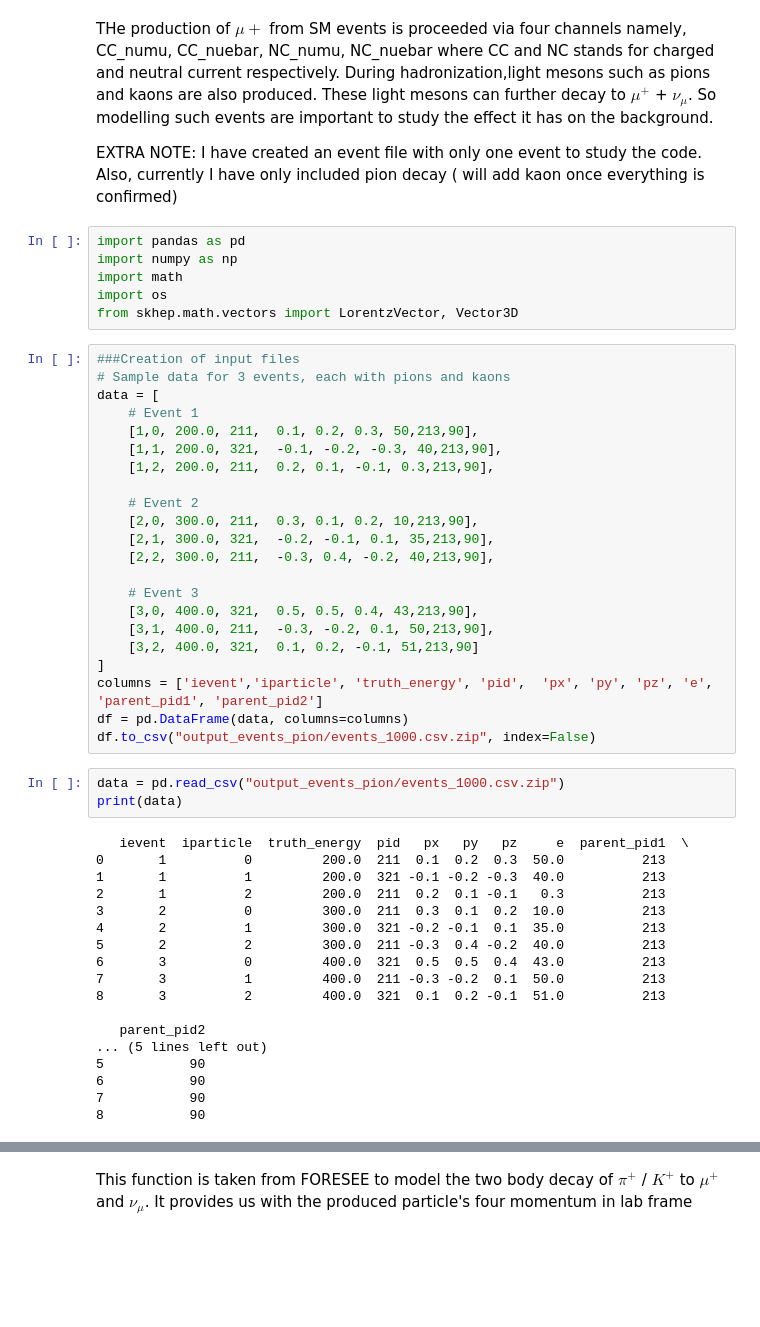
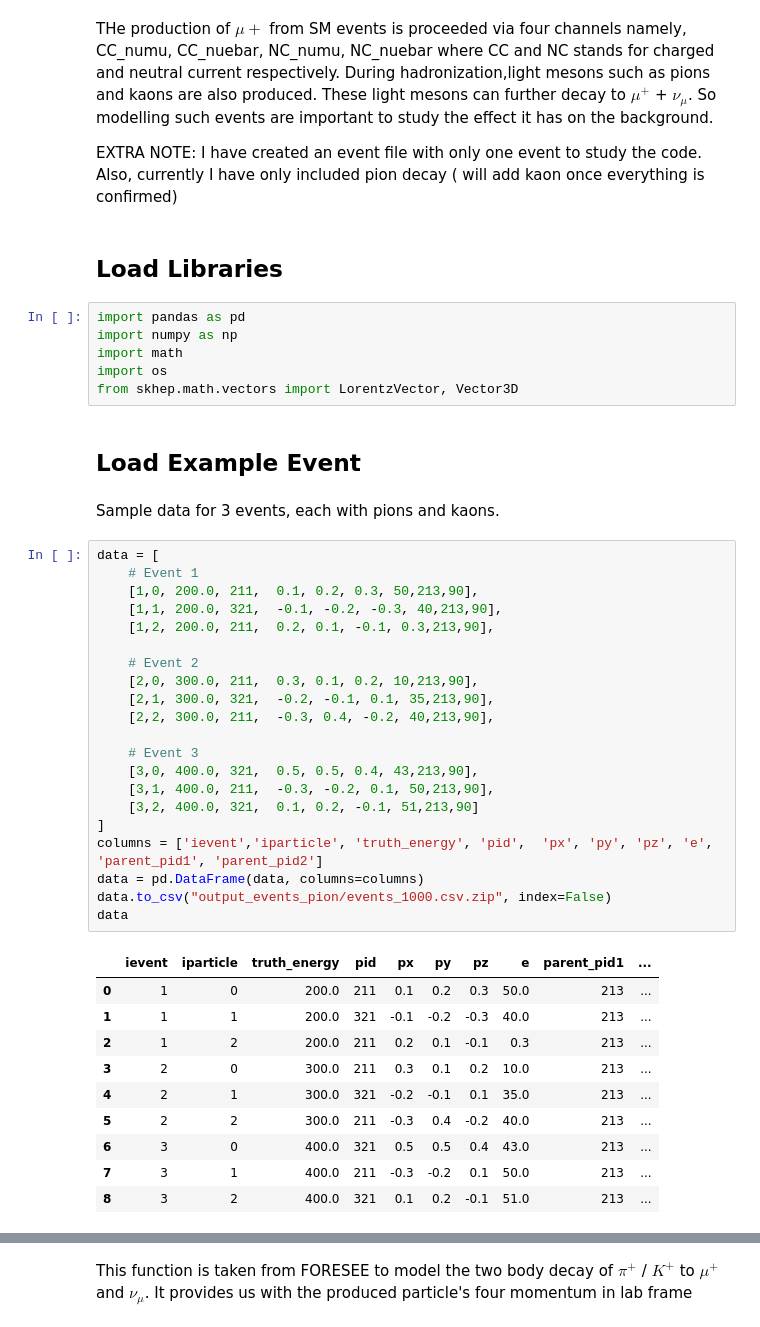
Before and after one commit to JyotismitaAdhikary/Mu_col_nu_portal, a Jupyter notebook: pion_decay.ipynb, the cells around one changed output, grey strips where cells are left out. Cells and saved outputs as stored; diff of their text form; blank space fills up the shorter version.

```diff
--- a/pion_decay.ipynb
+++ b/pion_decay.ipynb
@@ -4,52 +4,47 @@
 THe production of $\mu+$ from SM events is proceeded via four channels namely, CC_numu, CC_nuebar, NC_numu, NC_nuebar where CC and NC stands for charged and neutral current respectively. During hadronization,light mesons such as pions and kaons are also produced. These light mesons can further decay to $\mu^+$ + $\nu_{\mu}$. So modelling such events are important to study the effect it has on the background.
 
 EXTRA NOTE: I have created an event file with only one event to study the code. Also, currently I have only included pion decay ( will add kaon once everything is confirmed)
+# %% [markdown]
+## Load Libraries
 # %%
 import pandas as pd
 import numpy as np
 import math
 import os
 from skhep.math.vectors import LorentzVector, Vector3D
+# %% [markdown]
+## Load Example Event
+# %% [markdown]
+Sample data for 3 events, each with pions and kaons.
 # %%
-###Creation of input files
-# Sample data for 3 events, each with pions and kaons
 data = [
     # Event 1
     [1,0, 200.0, 211,  0.1, 0.2, 0.3, 50,213,90],
     [1,1, 200.0, 321,  -0.1, -0.2, -0.3, 40,213,90],
     [1,2, 200.0, 211,  0.2, 0.1, -0.1, 0.3,213,90],
 
     # Event 2
     [2,0, 300.0, 211,  0.3, 0.1, 0.2, 10,213,90],
     [2,1, 300.0, 321,  -0.2, -0.1, 0.1, 35,213,90],
     [2,2, 300.0, 211,  -0.3, 0.4, -0.2, 40,213,90],
 
     # Event 3
     [3,0, 400.0, 321,  0.5, 0.5, 0.4, 43,213,90],
     [3,1, 400.0, 211,  -0.3, -0.2, 0.1, 50,213,90],
     [3,2, 400.0, 321,  0.1, 0.2, -0.1, 51,213,90]
 ]
 columns = ['ievent','iparticle', 'truth_energy', 'pid',  'px', 'py', 'pz', 'e', 'parent_pid1', 'parent_pid2']
-df = pd.DataFrame(data, columns=columns)
-df.to_csv("output_events_pion/events_1000.csv.zip", index=False)
+data = pd.DataFrame(data, columns=columns)
+data.to_csv("output_events_pion/events_1000.csv.zip", index=False)
+data
+# %% [output]
+|  | ievent | iparticle | truth_energy | pid | px | py | pz | e | parent_pid1 | ... |
+| 0 | 1 | 0 | 200.0 | 211 | 0.1 | 0.2 | 0.3 | 50.0 | 213 | ... |
+| 1 | 1 | 1 | 200.0 | 321 | -0.1 | -0.2 | -0.3 | 40.0 | 213 | ... |
+| 2 | 1 | 2 | 200.0 | 211 | 0.2 | 0.1 | -0.1 | 0.3 | 213 | ... |
+| 3 | 2 | 0 | 300.0 | 211 | 0.3 | 0.1 | 0.2 | 10.0 | 213 | ... |
+| 4 | 2 | 1 | 300.0 | 321 | -0.2 | -0.1 | 0.1 | 35.0 | 213 | ... |
+| 5 | 2 | 2 | 300.0 | 211 | -0.3 | 0.4 | -0.2 | 40.0 | 213 | ... |
+| 6 | 3 | 0 | 400.0 | 321 | 0.5 | 0.5 | 0.4 | 43.0 | 213 | ... |
+| 7 | 3 | 1 | 400.0 | 211 | -0.3 | -0.2 | 0.1 | 50.0 | 213 | ... |
+| 8 | 3 | 2 | 400.0 | 321 | 0.1 | 0.2 | -0.1 | 51.0 | 213 | ... |
-# %%
-data = pd.read_csv("output_events_pion/events_1000.csv.zip")
-print(data)
-# %% [output]
-   ievent  iparticle  truth_energy  pid   px   py   pz     e  parent_pid1  \
-0       1          0         200.0  211  0.1  0.2  0.3  50.0          213
-1       1          1         200.0  321 -0.1 -0.2 -0.3  40.0          213
-2       1          2         200.0  211  0.2  0.1 -0.1   0.3          213
-3       2          0         300.0  211  0.3  0.1  0.2  10.0          213
-4       2          1         300.0  321 -0.2 -0.1  0.1  35.0          213
-5       2          2         300.0  211 -0.3  0.4 -0.2  40.0          213
-6       3          0         400.0  321  0.5  0.5  0.4  43.0          213
-7       3          1         400.0  211 -0.3 -0.2  0.1  50.0          213
-8       3          2         400.0  321  0.1  0.2 -0.1  51.0          213
-
-   parent_pid2
-... (5 lines left out)
-5           90
-6           90
-7           90
-8           90
```
Also changed, not shown: parts of 19 cells of this notebook.
